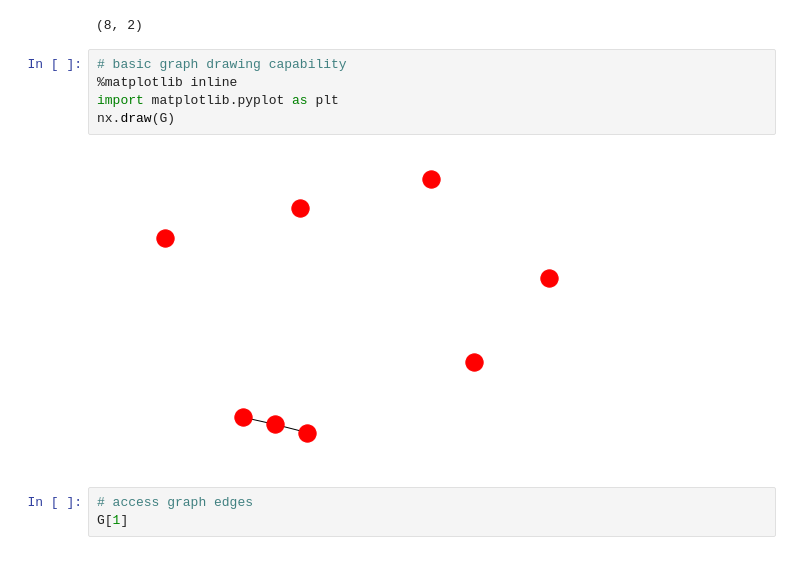
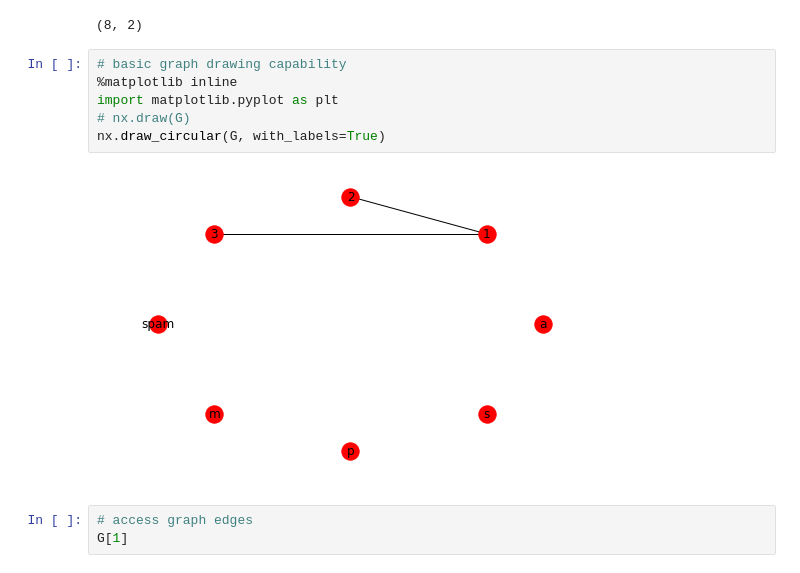
Before and after one commit to ftk1000/GraphNeuralNets, a Jupyter notebook: NetworkX.ipynb, the cells around one changed output. Drawn from its saved outputs; the diff is of its cells as text.

```diff
--- a/NetworkX.ipynb
+++ b/NetworkX.ipynb
@@ -53,10 +56,11 @@ G.number_of_nodes(), G.number_of_edges()
 # %%
 # basic graph drawing capability
 %matplotlib inline
 import matplotlib.pyplot as plt
-nx.draw(G)
+# nx.draw(G)
+nx.draw_circular(G, with_labels=True)
 # %% [output]
-[figure, old version]
+[figure, new version]
 # %%
 # access graph edges
 G[1]
```
Also changed, not shown: parts of 3 cells of this notebook.
